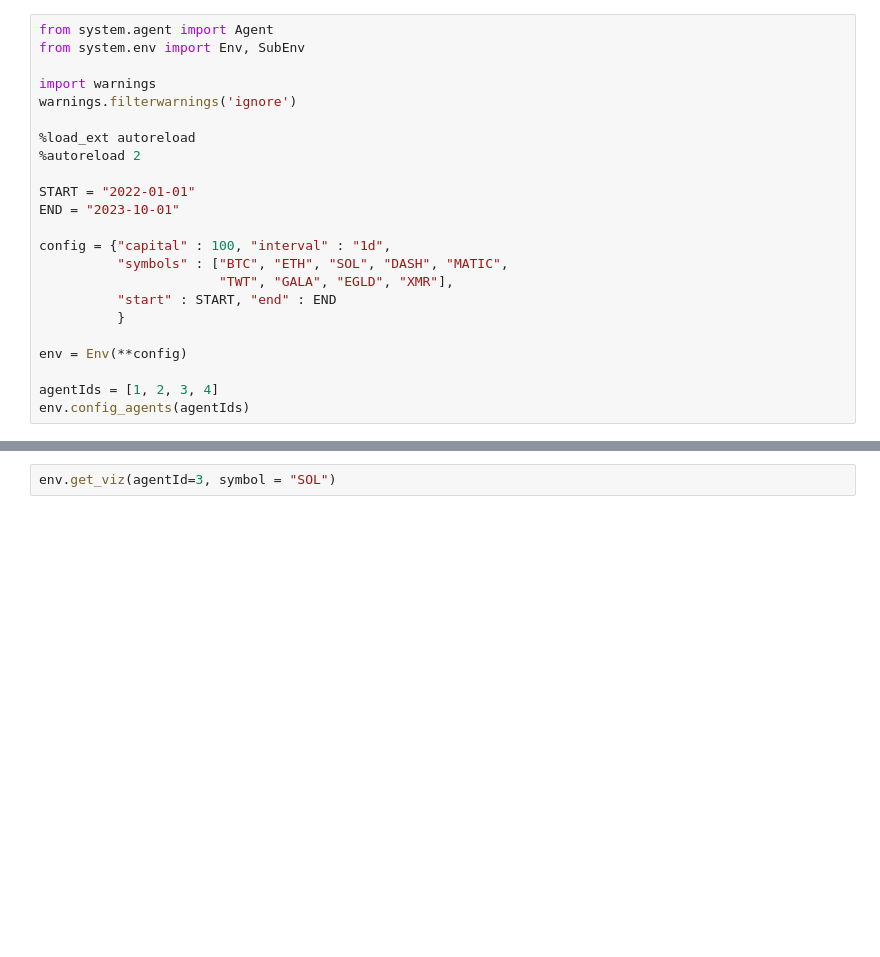
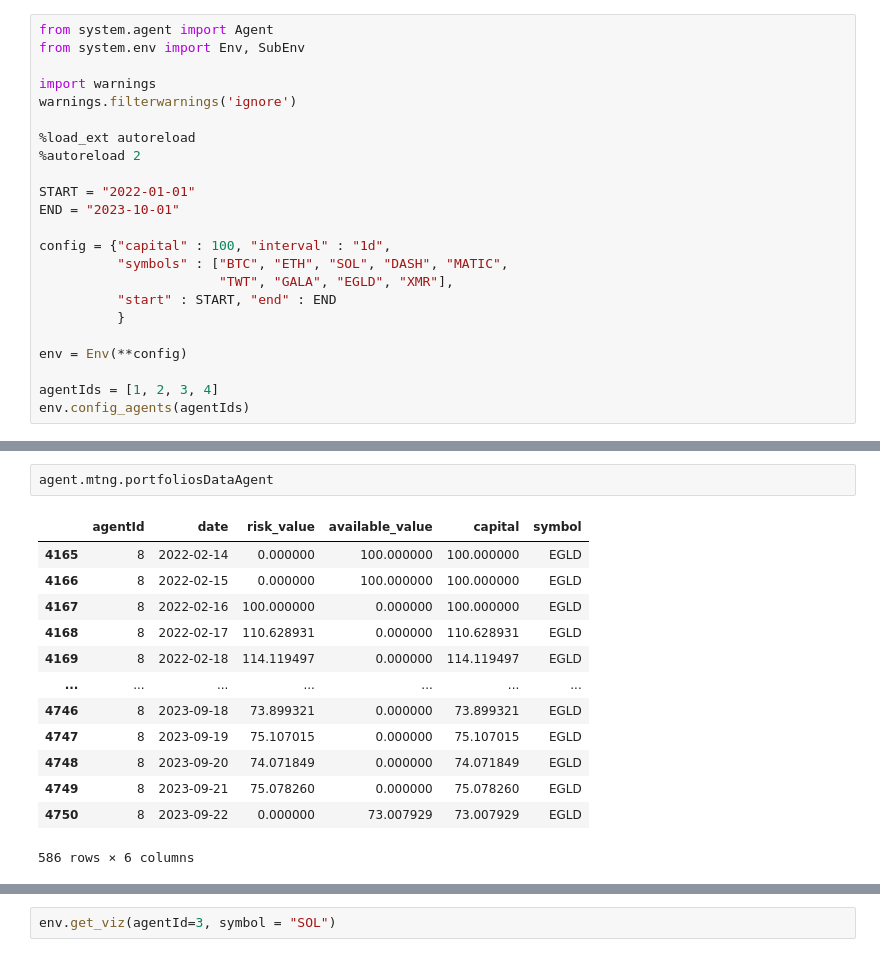
Before and after one commit to cedTrad/C-Syst, a Jupyter notebook: labs.ipynb, the cells around one changed output, grey strips where cells are left out. Drawn from its saved outputs; the diff is of its cells as text; blank space fills up the shorter version.

```diff
--- a/labs.ipynb
+++ b/labs.ipynb
@@ -74,0 +75,16 @@ agent
+# %%
+agent.mtng.portfoliosDataAgent
+# %% [output]
+|  | agentId | date | risk_value | available_value | capital | symbol |
+| 4165 | 8 | 2022-02-14 | 0.000000 | 100.000000 | 100.000000 | EGLD |
+| 4166 | 8 | 2022-02-15 | 0.000000 | 100.000000 | 100.000000 | EGLD |
+| 4167 | 8 | 2022-02-16 | 100.000000 | 0.000000 | 100.000000 | EGLD |
+| 4168 | 8 | 2022-02-17 | 110.628931 | 0.000000 | 110.628931 | EGLD |
+| 4169 | 8 | 2022-02-18 | 114.119497 | 0.000000 | 114.119497 | EGLD |
+| ... | ... | ... | ... | ... | ... | ... |
+| 4746 | 8 | 2023-09-18 | 73.899321 | 0.000000 | 73.899321 | EGLD |
+| 4747 | 8 | 2023-09-19 | 75.107015 | 0.000000 | 75.107015 | EGLD |
+| 4748 | 8 | 2023-09-20 | 74.071849 | 0.000000 | 74.071849 | EGLD |
+| 4749 | 8 | 2023-09-21 | 75.078260 | 0.000000 | 75.078260 | EGLD |
+| 4750 | 8 | 2023-09-22 | 0.000000 | 73.007929 | 73.007929 | EGLD |
+586 rows × 6 columns
```
Also changed, not shown: parts of 7 cells of this notebook, 8 other files.
